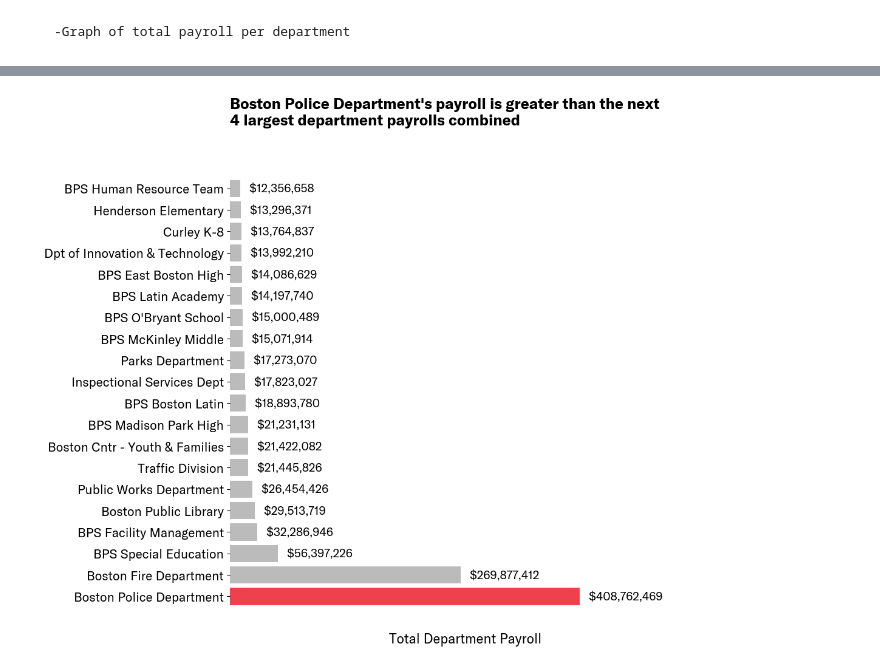
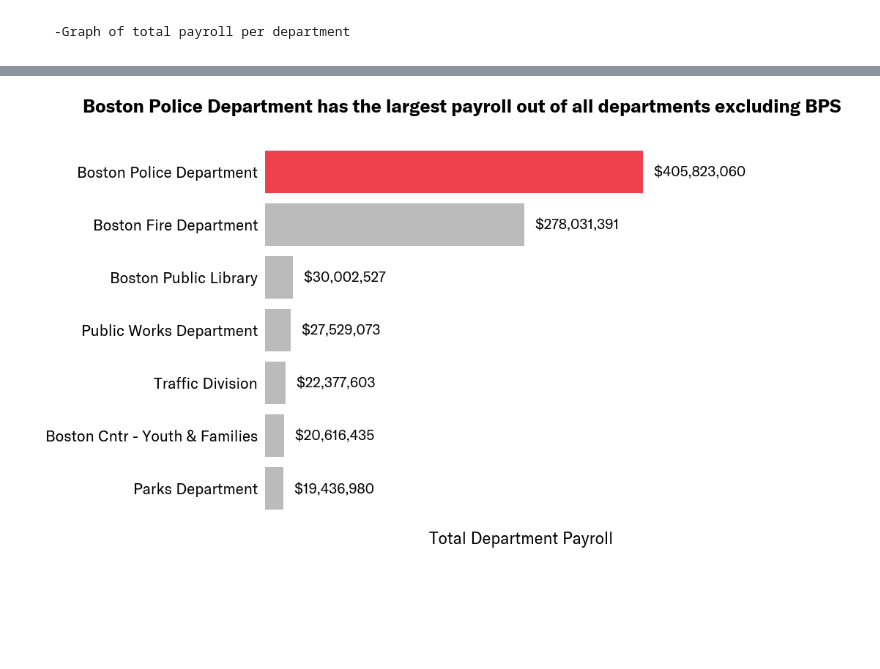
Before and after one commit to yap-ryan/ds-aclu-police-budget-analysis, a Jupyter notebook: fall22-team-2/8. Employee compensation comparison to non-BPD employees.ipynb, the cells around one changed output, grey strips where cells are left out. Saved outputs shown, nothing was run; the diff lists cells and outputs as text; code cells hidden in the pictures; blank space fills up the shorter version.

```diff
--- a/fall22-team-2/8. Employee compensation comparison to non-BPD employees.ipynb
+++ b/fall22-team-2/8. Employee compensation comparison to non-BPD employees.ipynb
@@ -149,6 +153,6 @@ plt.show()
 # %%
-bpd_earnings21 = earnings21[earnings21['DEPARTMENT_NAME']=='Boston Police Department']
-nonbpd_earnings21 = earnings21[earnings21['DEPARTMENT_NAME']!='Boston Police Department']
+bpd_earnings22 = earnings22[earnings22['DEPARTMENT_NAME']=='Boston Police Department']
+nonbpd_earnings22 = earnings22[earnings22['DEPARTMENT_NAME']!='Boston Police Department']
 colors = ["#FCAA17", "#FCAA17", "#EF404E",'#552564','#0055AA',
     '#130F54','#3C3532','#691B40','#231F20','#EFECEA',
     '#FFE06A','#FFE06A','#FABEAF','#A3DBE3','#CCCCCC' ]
@@ -157,10 +161,10 @@ font = fpath
 
 # make data
 x = ['Other City Employees','BPD Employees']
-y = [ nonbpd_earnings21['TOTAL_GROSS'].sum()
-     / len(nonbpd_earnings21['TOTAL_GROSS'].index),
-     bpd_earnings21['TOTAL_GROSS'].sum()
-     / len(bpd_earnings21['TOTAL_GROSS'].index)]
+y = [ nonbpd_earnings22['TOTAL_ GROSS'].sum()
+     / len(nonbpd_earnings22['TOTAL_ GROSS'].index),
+     bpd_earnings22['TOTAL_ GROSS'].sum()
+     / len(bpd_earnings22['TOTAL_ GROSS'].index)]
 # plot
 fig, ax = plt.subplots()
 
@@ -172,7 +176,9 @@ cont = ax.bar(x,y, color=["#BBBBBB",'#EF404E'])
 ax.set(ylim=(0, 160000),yticks=range(0,160000,30000))
 plt.ticklabel_format(style='plain', axis='y', useLocale=True)
 
-ax.set_title('On average, BPD employees salaries are nearly double that of all \nother city employees.',font=fpath_bold, fontsize=20, loc='left', pad=40)
+ax.set_title('On average, BPD employees\' salaries were nearly double that of \nother city employees in 2022',font=fpath_bold, fontsize=20, loc='left', pad=40)
+ax.set_title('The average BPD salary was 77% more than the \naverage salary of other city employees in 2022 ',font=fpath_bold, fontsize=20, loc='left', pad=40)
+
 
 locale.setlocale(locale.LC_ALL, 'en_CA.UTF-8')
 labels = []
@@ -190,6 +196,9 @@ plt.yticks(font=fpath)
 
 plt.grid(which='major', axis='y', color='lightgrey', zorder=10.0)
 ax.set_axisbelow(True)
+plt.tick_params(left = False, bottom=False)
+
+
 
 
 for pos in ['right', 'top', 'bottom', 'left']:
@@ -242,9 +252,11 @@ plt.show()
 # %% [markdown]
 	-Graph of total payroll per department
 # %%
-bpd_earnings21 = earnings21[earnings21['DEPARTMENT_NAME']=='Boston Police Department']
-nonbpd_earnings21 = earnings21[earnings21['DEPARTMENT_NAME']!='Boston Police Department']
+bpd_earnings22 = earnings22[earnings22['DEPARTMENT_NAME']=='Boston Police Department']
+nonbpd_earnings22 = earnings22[earnings22['DEPARTMENT_NAME']!='Boston Police Department']
 
+excl_bps_earnings22 = earnings22[earnings22['DEPARTMENT_NAME'].str.contains("BPS ") == False]
+# print(nonbpd_earnings22)
 
 colors = ['#EFECEA','#FFE06A','#FABEAF','#A3DBE3','#CCCCCC']
 font = fpath
@@ -254,8 +266,26 @@ x = []
 y = []
 
 ls = []
-for i in earnings21['DEPARTMENT_NAME'].unique():
-    ls.append(((earnings21[earnings21['DEPARTMENT_NAME']==i]['TOTAL_GROSS'].sum()),i))
+
+for i in excl_bps_earnings22['DEPARTMENT_NAME'].unique():
+    ls.append(((excl_bps_earnings22[excl_bps_earnings22['DEPARTMENT_NAME']==i]['TOTAL_ GROSS'].sum()),i))
+
+# TOTAL DEPARTMENTS: 232
+# TOTAL BPS DEPARTMENTS: 97
+
+# num_bps = 0 # total bps departments
+# total = 0 # total departments
+# for i in earnings22['DEPARTMENT_NAME'].unique():
+#     total += 1
+#     if "BPS " in str(i):
+#         num_bps+=1
+#     ls.append(((earnings22[earnings22['DEPARTMENT_NAME']==i]['TOTAL_GROSS'].sum()),i))
+
+# print("BPS departments: " + str(num_bps))
+# print("Total departments: " + str(total))
+
+
+
 
 ls.sort(reverse=True)
 #print(ls)
@@ -265,47 +295,41 @@ for i,j in ls:
 
 
 
-#y.sort(reverse=True)
+# y.sort(reverse=True)
 
 
 
 # plot
 fig, ax = plt.subplots()
 
-fig.set_figheight(10)
+fig.set_figheight(7)
 fig.set_figwidth(10)
 
 colors = ['#EF404E']
-for y2 in y[1:20]:
+for y2 in y[1:7]:
     colors.append('#BBBBBB')
     # if y2 > np.array(y[0:20]).mean()+(np.array(y[0:20]).mean()/2):
     #     colors.append('#EF404E')
     # else:
     #     colors.append('#BBBBBB')
 
-cont = ax.barh(x[0:20],y[0:20],color=colors)
+cont = ax.barh(x[0:7],y[0:7],color=colors, zorder=10)
 ax.set(xlim=(0, 550000000),xticks=range(0,550000000,100000000))
 plt.ticklabel_format(style='plain', axis='x', useLocale=True)
 plt.yticks(rotation = 0) # Rotates X-Axis Ticks by 45-degrees
 #plt.ylabel('Department', fontsize=16, font=font)
 plt.xlabel('Total Department Payroll', fontsize=16, font=font)
-ax.set_title('Boston Police Department\'s payroll is greater than the next \n4 largest department payrolls combined',font=fpath_bold, fontsize=18, loc='left', pad=40)
+
+bbox = ax.get_yticklabels()[-1].get_window_extent()
+x,_ = ax.transAxes.inverted().transform([bbox.x0, bbox.y0])
+
+ax.set_title('Boston Police Department has the largest payroll out of all departments excluding BPS',font=fpath_bold, fontsize=18, loc='left', pad=20, x=x-0.1)
 # plt.grid(axis='x')
-
-sum =0
-check  =408762469.35
-i=0
-ls3 =y[0:20]
-while sum < check:
-    if ls3[i]!=check:
-        sum += ls3[i]
-    i+=1
-print(i, "  ,",sum)
 
 
 locale.setlocale(locale.LC_ALL, 'en_CA.UTF-8')
 labels = []
-for i in y[0:20]:
+for i in y[0:7]:
     labels.append('   ${:,.0f}'.format(i))
 
 
@@ -313,15 +337,20 @@ for i in y[0:20]:
 ax.bar_label(container=cont, labels=labels,fontsize=14,font=font, rotation=0)
 plt.xticks(font=fpath)
 plt.yticks(font=fpath)
+
 plt.xticks([], [])
-
+# plt.grid(which='major', axis='x', color='lightgrey', zorder=0)
 # ax.set_xticklabels(['$0 ','$100 mil ','$200 mil ','$300 mil ','$400 mil ','$500 mil '])
 
+plt.tick_params(left = False, bottom=False)
+ax.invert_yaxis()
+plt.subplots_adjust(left=0.3, right=1)
 
 
 for pos in ['right', 'top', 'bottom', 'left']:
    plt.gca().spines[pos].set_visible(False)
 fig.savefig('./Hayden_Images/8/Boston Police Departments Payroll is Larger Than The Next 5 Largest Payrolls.png', bbox_inches='tight')
 
+
 plt.show()
 # %% [output]
@@ -329,4 +357,4 @@ plt.show()
-[figure, old version]
+[figure, new version]
 # %%
 # plot
 fig, ax = plt.subplots()
```
Also changed, not shown: parts of 8 cells of this notebook, 43 other files.
